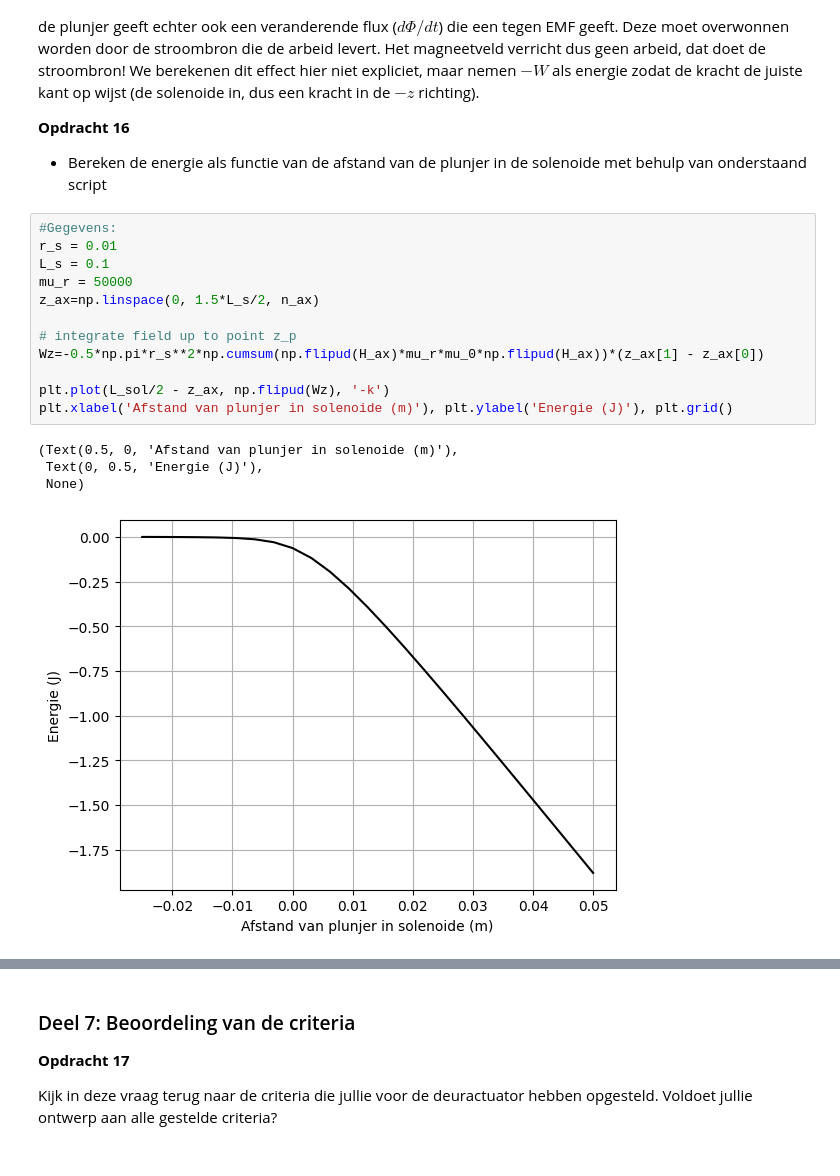
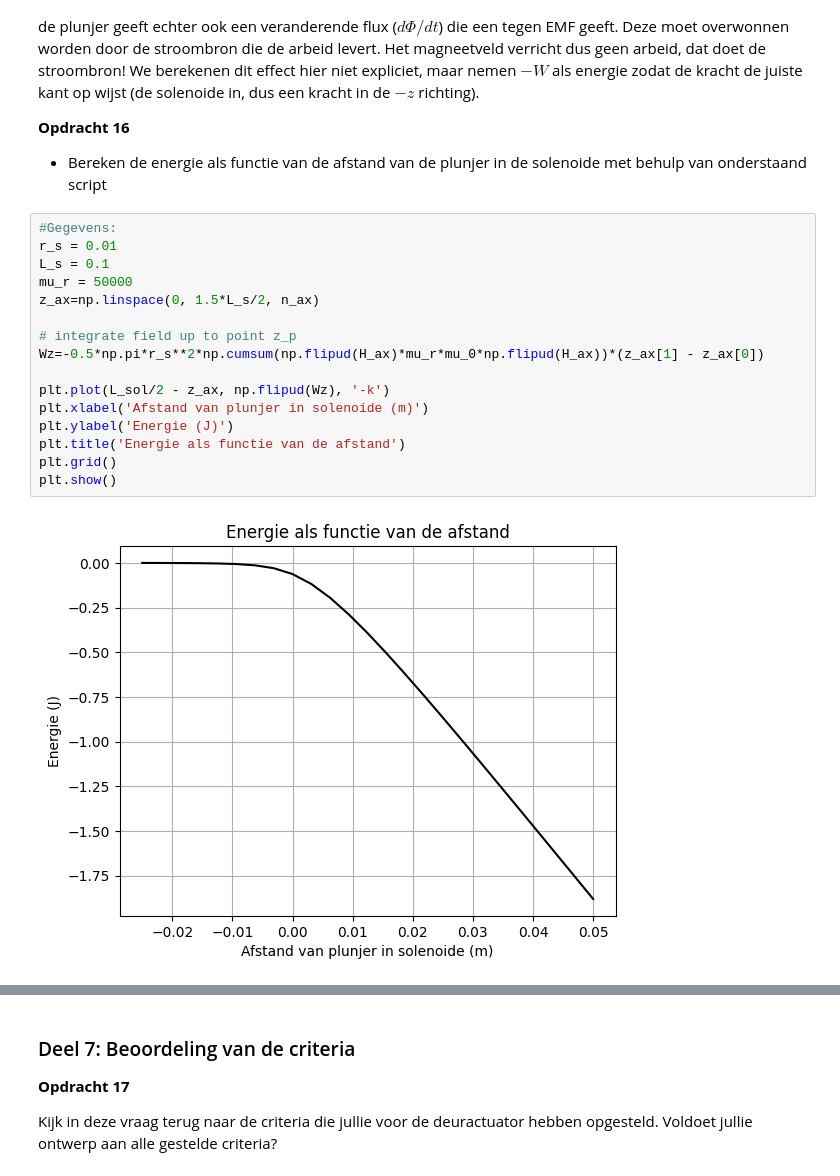
Before and after one commit to korne-Hoendervangers/opdrachten-DEF-D-KorneHoendervangers, a Jupyter notebook: DigitaleOntwerpopdrachten/2KrachtactuatorOpdracht/2KrachtactuatorOpdracht/KrachtactuatorOpdracht.ipynb, the cells around one changed output, grey strips where cells are left out. Cells and saved outputs as stored; diff of their text form.

```diff
--- a/DigitaleOntwerpopdrachten/2KrachtactuatorOpdracht/2KrachtactuatorOpdracht/KrachtactuatorOpdracht.ipynb
+++ b/DigitaleOntwerpopdrachten/2KrachtactuatorOpdracht/2KrachtactuatorOpdracht/KrachtactuatorOpdracht.ipynb
@@ -656,20 +659,21 @@ Zoals je uit je berekening voor het $\mathbf{H}$ kan zien is de energie van de p
 # %%
 #Gegevens:
 r_s = 0.01
 L_s = 0.1
 mu_r = 50000
 z_ax=np.linspace(0, 1.5*L_s/2, n_ax)
 
 # integrate field up to point z_p
 Wz=-0.5*np.pi*r_s**2*np.cumsum(np.flipud(H_ax)*mu_r*mu_0*np.flipud(H_ax))*(z_ax[1] - z_ax[0])
 
 plt.plot(L_sol/2 - z_ax, np.flipud(Wz), '-k')
-plt.xlabel('Afstand van plunjer in solenoide (m)'), plt.ylabel('Energie (J)'), plt.grid()
+plt.xlabel('Afstand van plunjer in solenoide (m)')
+plt.ylabel('Energie (J)')
+plt.title('Energie als functie van de afstand')
+plt.grid()
+plt.show()
 # %% [output]
-(Text(0.5, 0, 'Afstand van plunjer in solenoide (m)'),
- Text(0, 0.5, 'Energie (J)'),
- None)
-[figure, old version]
+[figure, new version]
 # %%
 
 force_analytical = -mu_0*mu_r*np.pi*r_s**2*aantal_omwent**2*I**2/2/L_s**2 # Kracht uitrekenen numeriek
```
Also changed, not shown: parts of 13 cells of this notebook.
